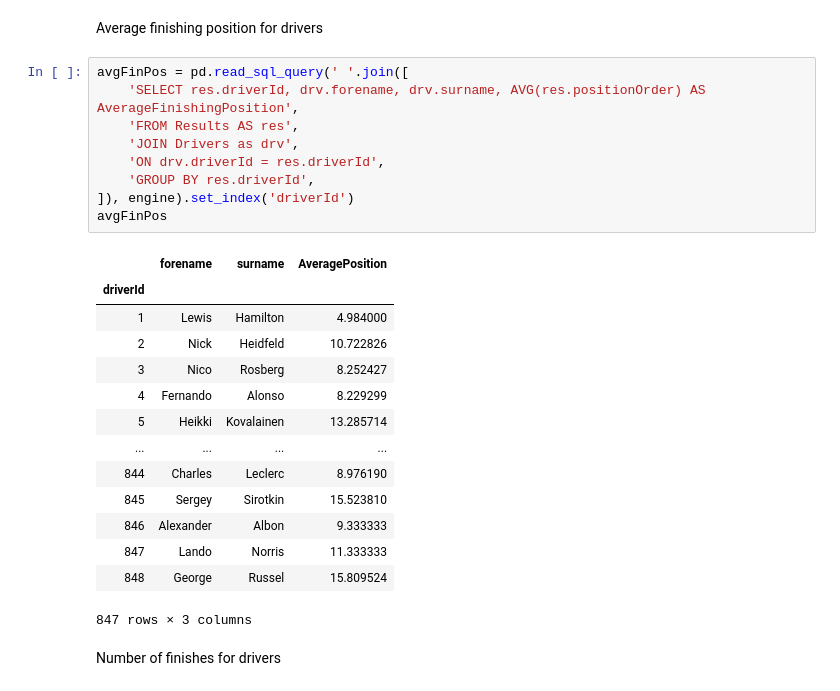
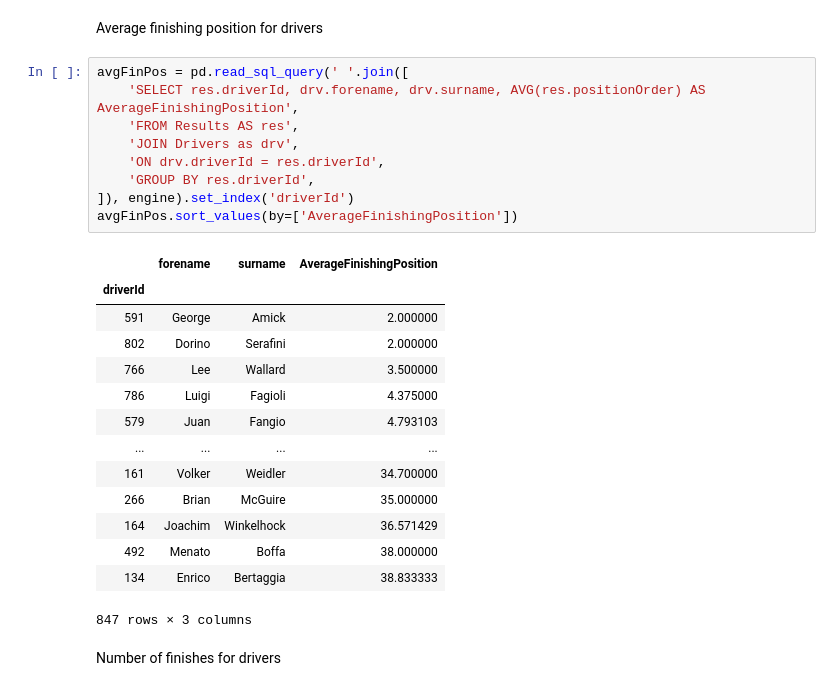
Before and after one commit to osskari/F1Data, a Jupyter notebook: Untitled.ipynb, the cells around one changed output. Drawn from its saved outputs; the diff is of its cells as text.

```diff
--- a/Untitled.ipynb
+++ b/Untitled.ipynb
@@ -494,26 +511,26 @@ Average finishing position for drivers
 # %%
 avgFinPos = pd.read_sql_query(' '.join([
     'SELECT res.driverId, drv.forename, drv.surname, AVG(res.positionOrder) AS AverageFinishingPosition',
     'FROM Results AS res',
     'JOIN Drivers as drv',
     'ON drv.driverId = res.driverId',
     'GROUP BY res.driverId',
 ]), engine).set_index('driverId')
-avgFinPos
+avgFinPos.sort_values(by=['AverageFinishingPosition'])
 # %% [output]
-|  | forename | surname | AveragePosition |
+|  | forename | surname | AverageFinishingPosition |
 | driverId |  |  |  |
-| 1 | Lewis | Hamilton | 4.984000 |
-| 2 | Nick | Heidfeld | 10.722826 |
-| 3 | Nico | Rosberg | 8.252427 |
-| 4 | Fernando | Alonso | 8.229299 |
-| 5 | Heikki | Kovalainen | 13.285714 |
+| 591 | George | Amick | 2.000000 |
+| 802 | Dorino | Serafini | 2.000000 |
+| 766 | Lee | Wallard | 3.500000 |
+| 786 | Luigi | Fagioli | 4.375000 |
+| 579 | Juan | Fangio | 4.793103 |
 | ... | ... | ... | ... |
-| 844 | Charles | Leclerc | 8.976190 |
-| 845 | Sergey | Sirotkin | 15.523810 |
-| 846 | Alexander | Albon | 9.333333 |
-| 847 | Lando | Norris | 11.333333 |
-| 848 | George | Russel | 15.809524 |
+| 161 | Volker | Weidler | 34.700000 |
+| 266 | Brian | McGuire | 35.000000 |
+| 164 | Joachim | Winkelhock | 36.571429 |
+| 492 | Menato | Boffa | 38.000000 |
+| 134 | Enrico | Bertaggia | 38.833333 |
 847 rows × 3 columns
 # %% [markdown]
 Number of finishes for drivers
```
Also changed, not shown: parts of 4 cells of this notebook.
